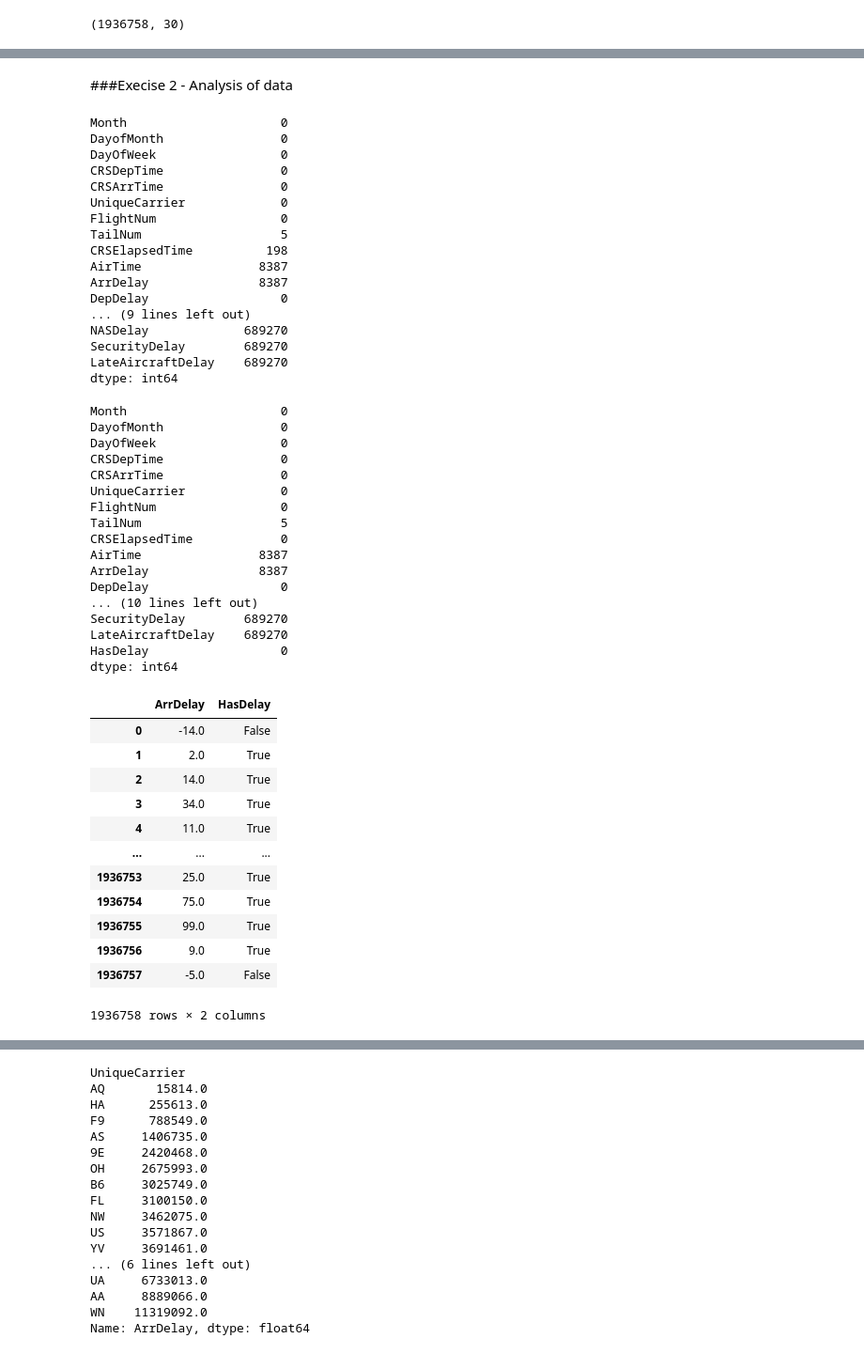
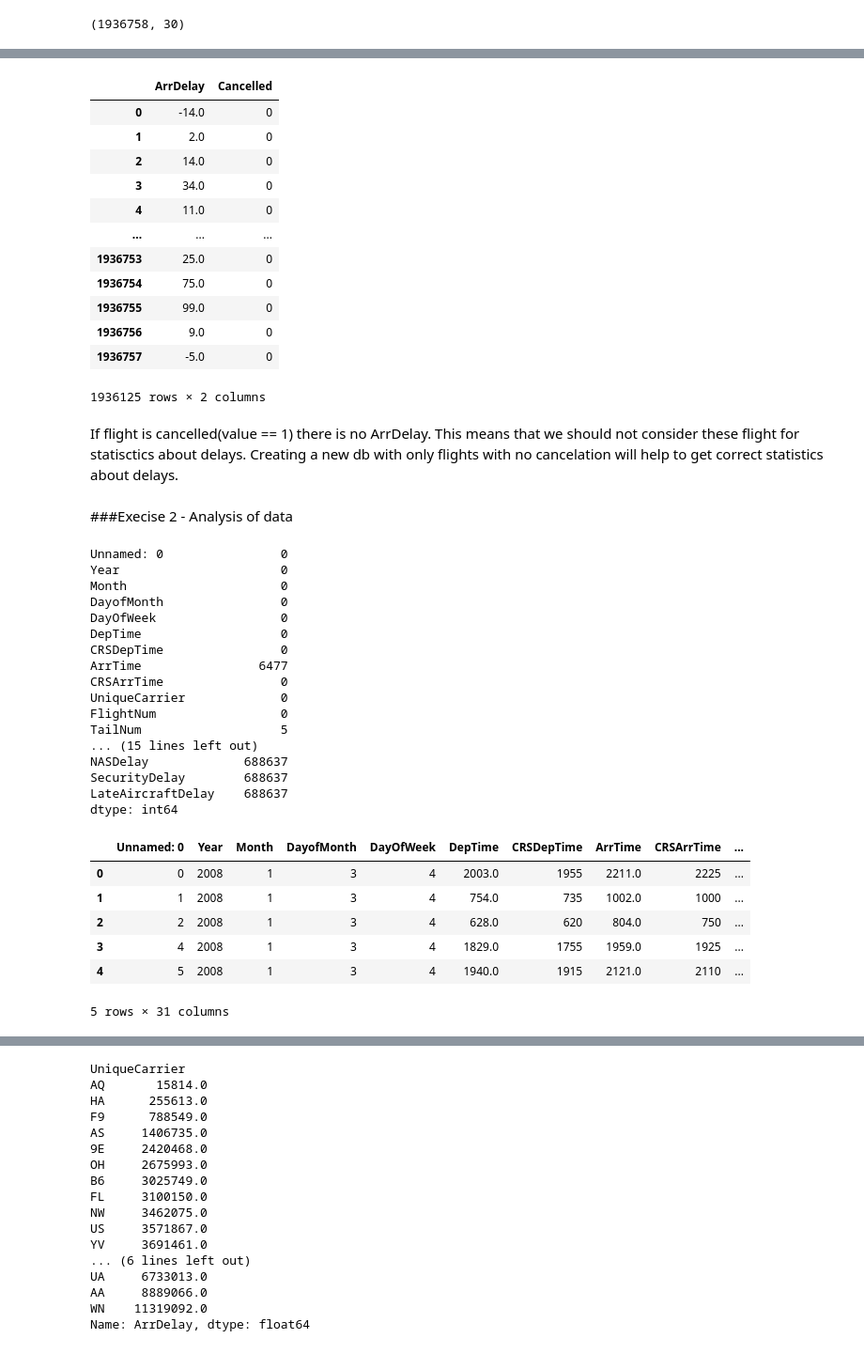
Before and after one commit to dominikapetru/estructures_dataframe, a Jupyter notebook: Sprint3_T05.ipynb, the cells around one changed output, grey strips where cells are left out. Shown at 94% size. Drawn from its saved outputs; the diff is of its cells as text; code cells hidden in the pictures.

```diff
--- a/Sprint3_T05.ipynb
+++ b/Sprint3_T05.ipynb
@@ -56,23 +56,43 @@ my_df.shape
+# %%
+#Relationship between Cancelled and Adddelay - get a group of flights with Cancellation 0
+new_df = my_df.loc[my_df['Cancelled'] == 0]
+new_df[['ArrDelay','Cancelled']]
+# %% [output]
+|  | ArrDelay | Cancelled |
+| 0 | -14.0 | 0 |
+| 1 | 2.0 | 0 |
+| 2 | 14.0 | 0 |
+| 3 | 34.0 | 0 |
+| 4 | 11.0 | 0 |
+| ... | ... | ... |
+| 1936753 | 25.0 | 0 |
+| 1936754 | 75.0 | 0 |
+| 1936755 | 99.0 | 0 |
+| 1936756 | 9.0 | 0 |
+| 1936757 | -5.0 | 0 |
+1936125 rows × 2 columns
+# %% [markdown]
+If flight is cancelled(value == 1) there is no ArrDelay. This means that we should not consider these flight for statisctics about delays. Creating a new db with only flights with no cancelation will help to get correct statistics about delays.
 # %% [markdown]
 ###Execise 2 - Analysis of data
 # %%
 #Missing values by column
-print(my_df.isnull().sum())
+print(new_df.isnull().sum())
 # %% [output]
+Unnamed: 0                0
+Year                      0
 Month                     0
 DayofMonth                0
 DayOfWeek                 0
+DepTime                   0
 CRSDepTime                0
+ArrTime                6477
 CRSArrTime                0
 UniqueCarrier             0
 FlightNum                 0
 TailNum                   5
-CRSElapsedTime          198
-AirTime                8387
-ArrDelay               8387
-DepDelay                  0
-... (9 lines left out)
-NASDelay             689270
-SecurityDelay        689270
-LateAircraftDelay    689270
+... (15 lines left out)
+NASDelay             688637
+SecurityDelay        688637
+LateAircraftDelay    688637
 dtype: int64
@@ -84,21 +99 @@ ElapsedTime.fillna(ElapsedTime_mean,inplace=True)
-# %%
-print(my_df.isnull().sum())
-# %% [output]
-Month                     0
-DayofMonth                0
-DayOfWeek                 0
-CRSDepTime                0
-CRSArrTime                0
-UniqueCarrier             0
-FlightNum                 0
-TailNum                   5
-CRSElapsedTime            0
-AirTime                8387
-ArrDelay               8387
-DepDelay                  0
-... (10 lines left out)
-SecurityDelay        689270
-LateAircraftDelay    689270
-HasDelay                  0
-dtype: int64
 # %%
@@ -107,19 +103,13 @@ my_df['HasDelay'] = np.where(my_df['ArrDelay'] >= 0, True, False)
 # %%
-my_df[['ArrDelay', 'HasDelay']]
+modified_df.head()
 # %% [output]
-|  | ArrDelay | HasDelay |
-| 0 | -14.0 | False |
-| 1 | 2.0 | True |
-| 2 | 14.0 | True |
-| 3 | 34.0 | True |
-| 4 | 11.0 | True |
-| ... | ... | ... |
-| 1936753 | 25.0 | True |
-| 1936754 | 75.0 | True |
-| 1936755 | 99.0 | True |
-| 1936756 | 9.0 | True |
-| 1936757 | -5.0 | False |
+|  | Unnamed: 0 | Year | Month | DayofMonth | DayOfWeek | DepTime | CRSDepTime | ArrTime | CRSArrTime | ... |
+| 0 | 0 | 2008 | 1 | 3 | 4 | 2003.0 | 1955 | 2211.0 | 2225 | ... |
+| 1 | 1 | 2008 | 1 | 3 | 4 | 754.0 | 735 | 1002.0 | 1000 | ... |
+| 2 | 2 | 2008 | 1 | 3 | 4 | 628.0 | 620 | 804.0 | 750 | ... |
+| 3 | 4 | 2008 | 1 | 3 | 4 | 1829.0 | 1755 | 1959.0 | 1925 | ... |
+| 4 | 5 | 2008 | 1 | 3 | 4 | 1940.0 | 1915 | 2121.0 | 2110 | ... |
-1936758 rows × 2 columns
+5 rows × 31 columns
 # %%
 #Airlines with the most delayed flights
 #Get description of Unique Carrier - there are 20 different airlines
```
Also changed, not shown: parts of 12 cells of this notebook, 1 other file.
